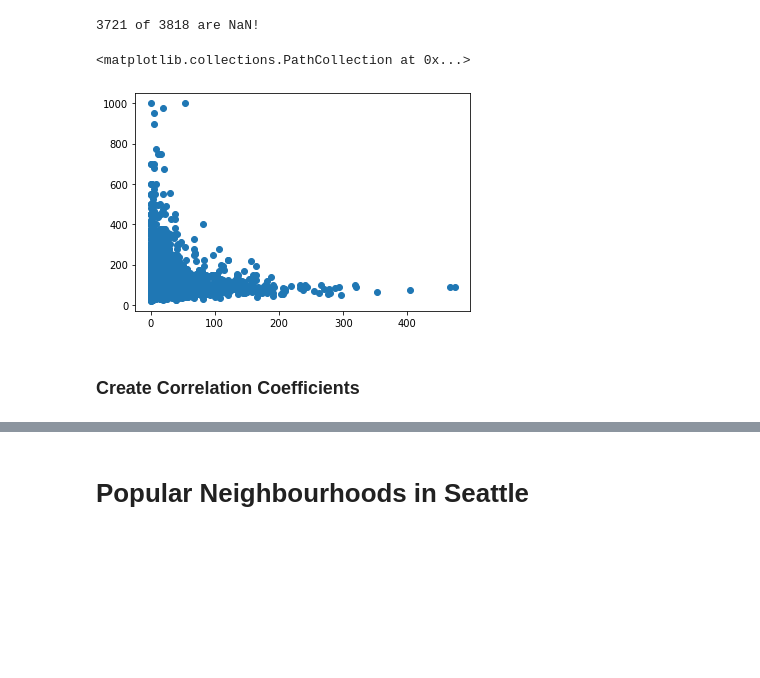
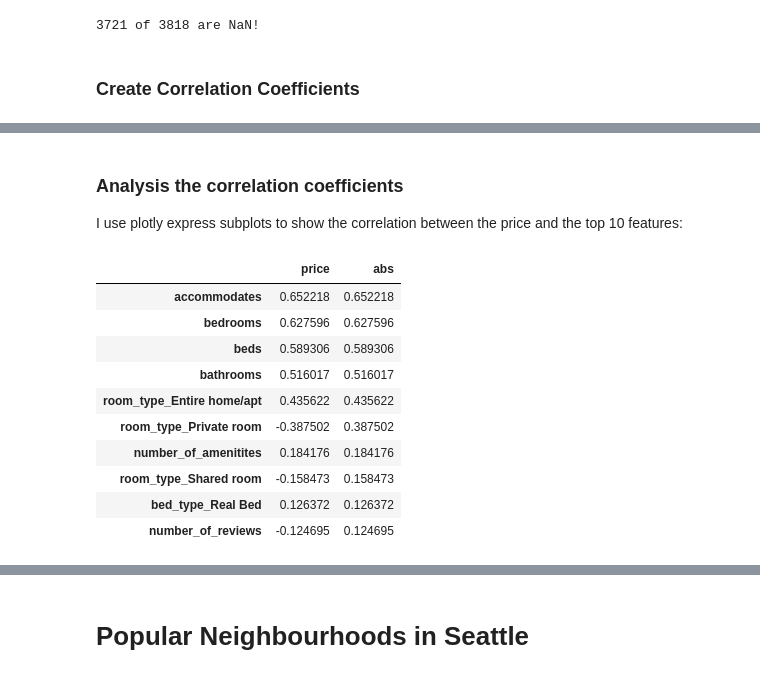
Before and after one commit to LollaPie/Data_Science_Blog_Post, a Jupyter notebook: listing_prices.ipynb, the cells around one changed output, grey strips where cells are left out. Saved outputs shown, nothing was run; the diff lists cells and outputs as text; code cells hidden in the pictures; blank space fills up the shorter version.

```diff
--- a/listing_prices.ipynb
+++ b/listing_prices.ipynb
@@ -170,11 +174,6 @@ X.head()
 print(f"{df.square_feet.isna().values.sum()} of {df.shape[0]} are NaN!")
 # %% [output]
 3721 of 3818 are NaN!
-# %%
-plt.scatter(X.number_of_reviews, y)
-# %% [output]
-<matplotlib.collections.PathCollection at 0x...>
-[figure, removed]
 # %% [markdown]
 ### Create Correlation Coefficients
 # %%
@@ -207,3 +206,21 @@ fig.update_layout(title_text='Top 10 Correlation Coefficients for Airbnb Prices'
 fig.show()
 # %% [output]
 [interactive output not drawn]
+# %% [markdown]
+### Analysis the correlation coefficients
+
+I use plotly express subplots to show the correlation between the price and the top 10 features:
+# %%
+corr_sort[:10]
+# %% [output]
+|  | price | abs |
+| accommodates | 0.652218 | 0.652218 |
+| bedrooms | 0.627596 | 0.627596 |
+| beds | 0.589306 | 0.589306 |
+| bathrooms | 0.516017 | 0.516017 |
+| room_type_Entire home/apt | 0.435622 | 0.435622 |
+| room_type_Private room | -0.387502 | 0.387502 |
+| number_of_amenitites | 0.184176 | 0.184176 |
+| room_type_Shared room | -0.158473 | 0.158473 |
+| bed_type_Real Bed | 0.126372 | 0.126372 |
+| number_of_reviews | -0.124695 | 0.124695 |
```
Also changed, not shown: parts of 10 cells of this notebook, 1 other file.
